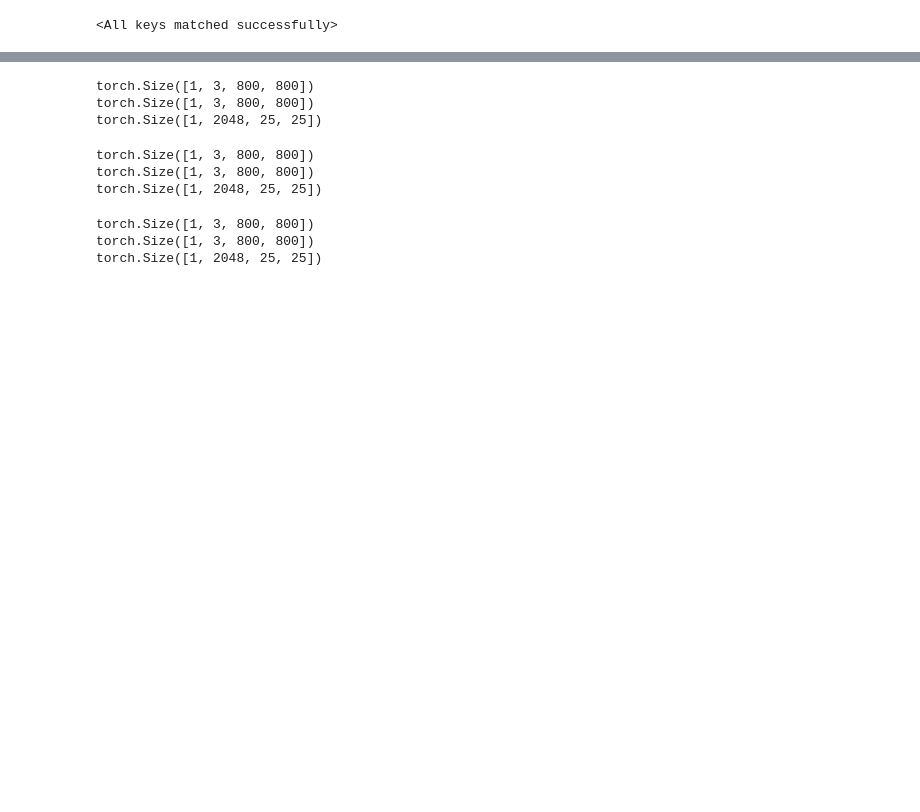
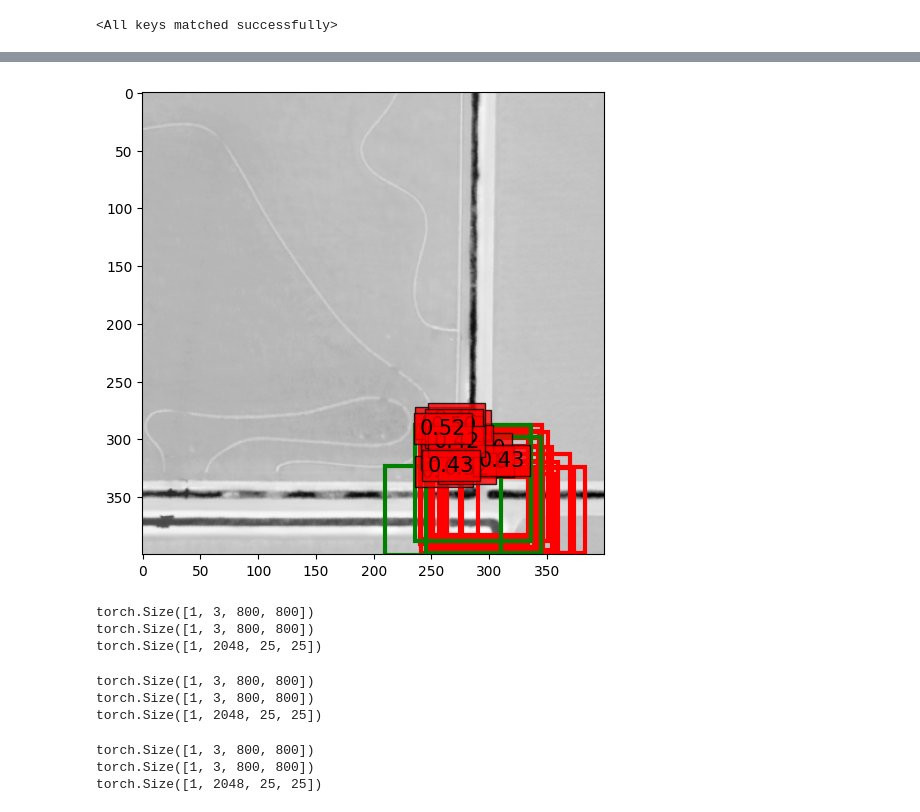
Before and after one commit to amirhnazerii/Transformer_OD_TPU, a Jupyter notebook: notebooks/visualization/visualize_dataset.ipynb, the cells around one changed output, grey strips where cells are left out. Drawn from its saved outputs; the diff is of its cells as text; code cells hidden in the pictures; blank space fills up the shorter version.

```diff
--- a/notebooks/visualization/visualize_dataset.ipynb
+++ b/notebooks/visualization/visualize_dataset.ipynb
@@ -87,12 +87,33 @@ def plot_inputs(sample):
     for (xmin, ymin, xmax, ymax) in input_bbox_rescale.tolist():
         ax.add_patch(plt.Rectangle((xmin, ymin), xmax - xmin, ymax - ymin,
                                    fill=False, color='g', linewidth=3))
+
+def plot_outputs(sample, prob, boxes):
+    image = sample[0].tensors[0].cpu().numpy()[0,:,:]
+    plt.figure(figsize=(6,6))
+    plt.imshow(image, cmap='Greys_r')
+    ax = plt.gca()
+    for p, (xmin, ymin, xmax, ymax) in zip(prob, boxes.tolist()):
+        ax.add_patch(plt.Rectangle((xmin, ymin), xmax - xmin, ymax - ymin,
+                                   fill=False, color='r', linewidth=3))
+        cl = p.argmax()
+        text = f'{p[cl]:0.2f}'
+        ax.text(xmin, ymin, text, fontsize=15,
+                bbox=dict(facecolor='red', alpha=0.8))
+
+    input_bbox_rescale = rescale_bboxes(sample[1][0]['boxes'].to(device), image.shape)
+    for (xmin, ymin, xmax, ymax) in input_bbox_rescale.tolist():
+        ax.add_patch(plt.Rectangle((xmin, ymin), xmax - xmin, ymax - ymin,
+                                   fill=False, color='g', linewidth=3))
+
 def rescale_bboxes(out_bbox, shape):
     w, h = shape
     b = box_cxcywh_to_xyxy(out_bbox)
     b = b * torch.tensor([w, h, w, h], dtype=torch.float32).to(device)
     return b
 
+
+
 def box_cxcywh_to_xyxy(x):
     x_c, y_c, w, h = x.unbind(1)
     b = [(x_c - 0.5 * w), (y_c - 0.5 * h),
@@ -140,8 +161,19 @@ sample
 # %%
 samples, targets = sample
 samples = samples.to(device)
 targets = [{k: v.to(device) for k, v in t.items()} for t in targets]
 outputs = model(samples)
+image = sample[0].tensors[0].cpu().numpy()[0,:,:]
+
+probas = outputs['pred_logits'].softmax(-1)[0, :, :-1]
+keep = probas.max(-1).values > 0.4
+
+# convert boxes from [0; 1] to image scales
+bboxes_scaled = rescale_bboxes(outputs['pred_boxes'][0, keep], image.shape)
+
+plot_outputs(sample, probas[keep], bboxes_scaled)
+# %% [output]
+[figure, added]
 # %%
 def plot_results(sample, prob, boxes, idx):
     image = sample[0].tensors[0].cpu().numpy()[0,:,:]
```
Also changed, not shown: parts of 5 cells of this notebook, 2 other files.
